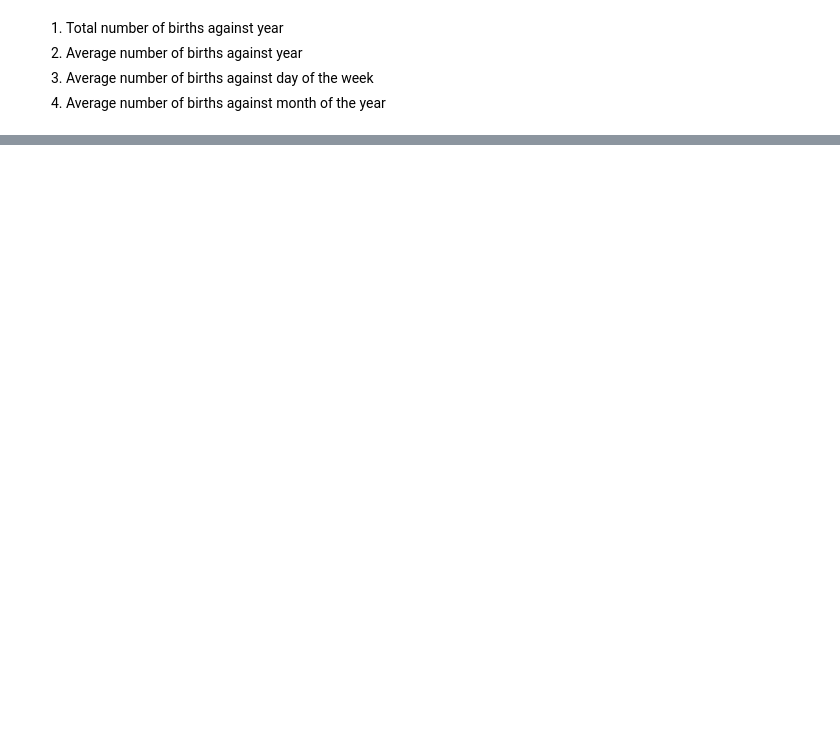
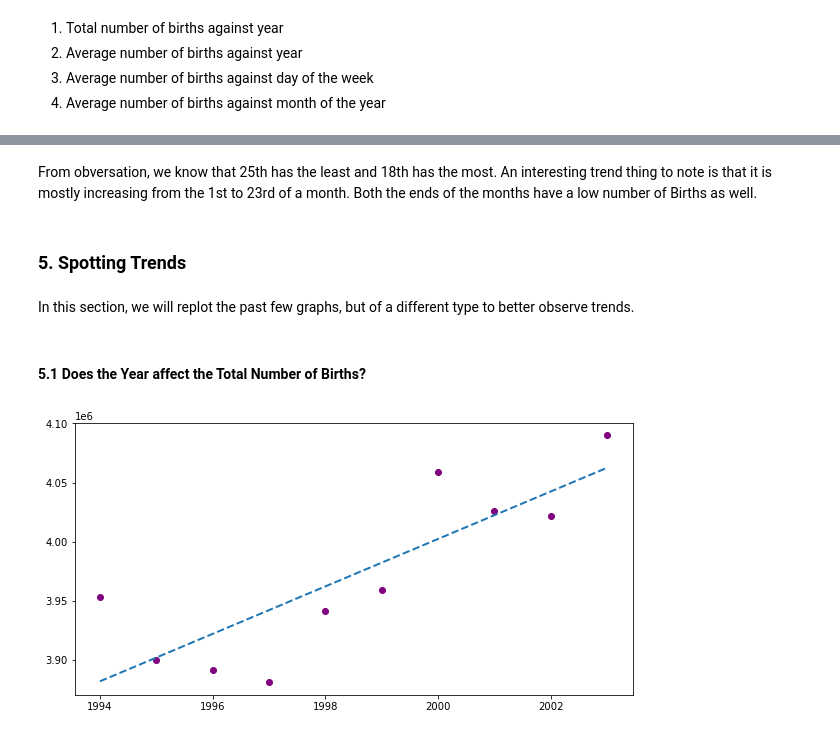
Before and after one commit to sunroofgod/data_visualisation, a Jupyter notebook: main.ipynb, the cells around one changed output, grey strips where cells are left out. Saved outputs shown, nothing was run; the diff lists cells and outputs as text; code cells hidden in the pictures; blank space fills up the shorter version.

Commit message:
added section 4 & 5

```diff
--- a/main.ipynb
+++ b/main.ipynb
@@ -152,0 +293,24 @@ plot_bargraph(graph2,
+# %% [markdown]
+From obversation, we know that 25th has the least and 18th has the most. An interesting trend thing to note is that it is mostly increasing from the 1st to 23rd of a month. Both the ends of the months have a low number of Births as well.
+# %% [markdown]
+### 5. Spotting Trends
+# %% [markdown]
+In this section, we will replot the past few graphs, but of a different type to better observe trends.
+# %% [markdown]
+#### 5.1 Does the Year affect the Total Number of Births?
+# %%
+fig = plt.figure(figsize = (10, 5))
+x = graph1['year']
+y = graph1['births']
+
+# Formulating the bestfit line
+a, b = np.polyfit(x, y, 1)
+
+# Plot scatterplot of the dataset
+plt.scatter(x, y, color='purple')
+
+# Drawing bestfit line onto graph
+plt.plot(x, a*x+b, linestyle='--', linewidth=2)
+plt.show()
+# %% [output]
+[figure, added]
```
Also changed, not shown: parts of 37 cells of this notebook.
